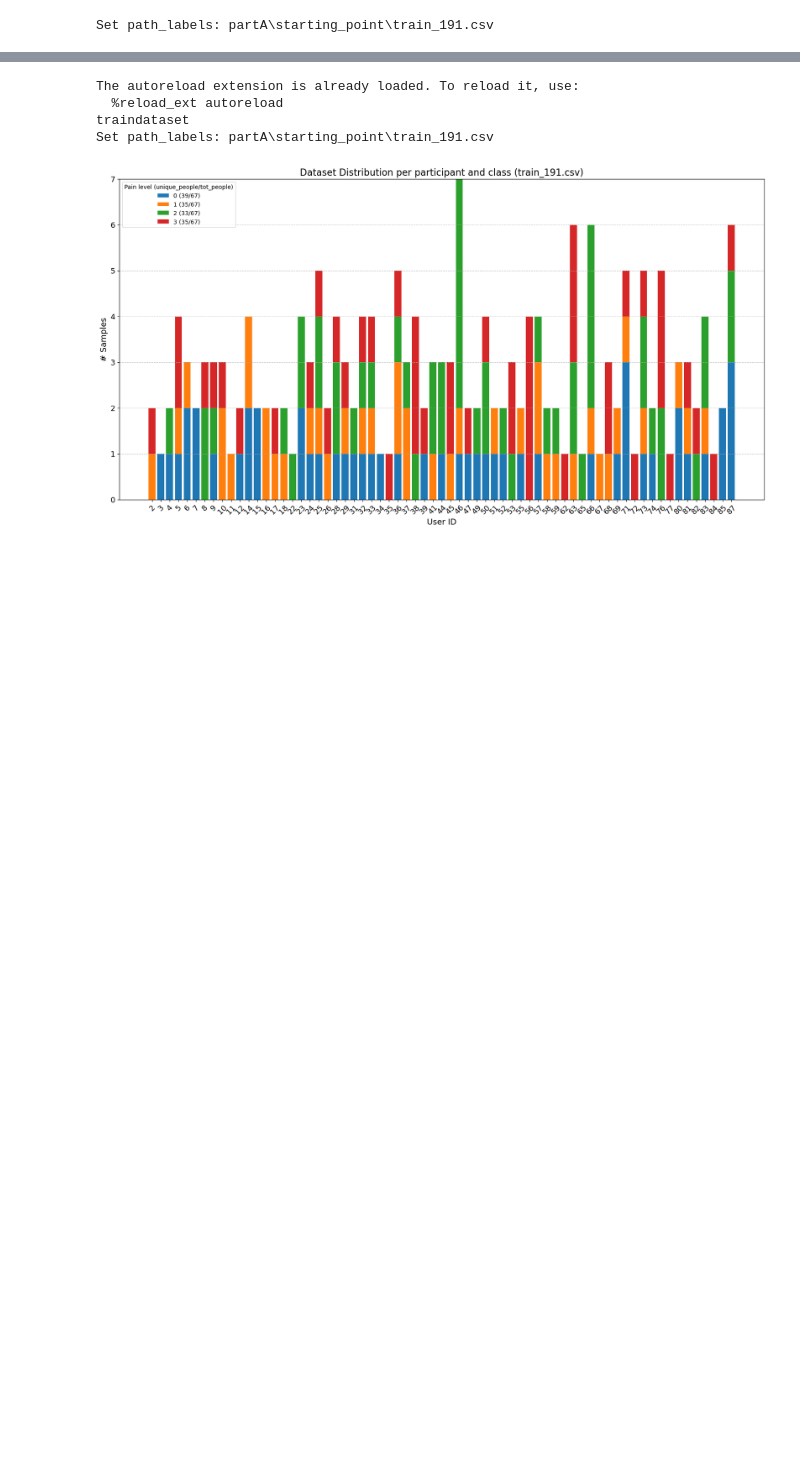
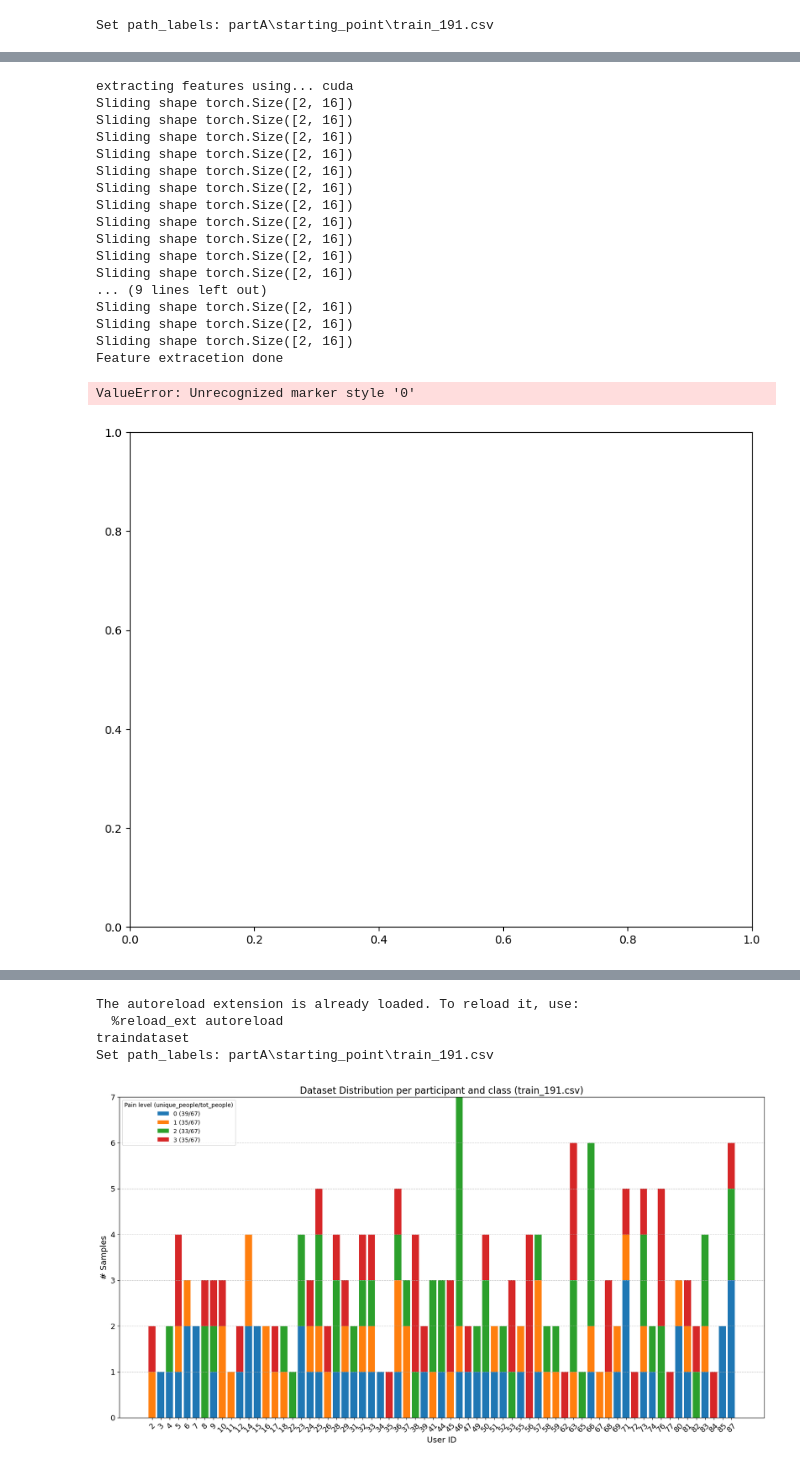
Before and after one commit to villifCoder559/PainAssessmentVideo, a Jupyter notebook: test.ipynb, the cells around one changed output, grey strips where cells are left out. Cells and saved outputs as stored; diff of their text form; code cells hidden in the pictures; blank space fills up the shorter version.

```diff
--- a/test.ipynb
+++ b/test.ipynb
@@ -148,0 +188,22 @@ dict_keys(['train', 'val', 'test'])
+# %%
+model_advanced.plot_tsne_colored_by_subject_and_gt()
+# %% [output]
+extracting features using... cuda
+Sliding shape torch.Size([2, 16])
+Sliding shape torch.Size([2, 16])
+Sliding shape torch.Size([2, 16])
+Sliding shape torch.Size([2, 16])
+Sliding shape torch.Size([2, 16])
+Sliding shape torch.Size([2, 16])
+Sliding shape torch.Size([2, 16])
+Sliding shape torch.Size([2, 16])
+Sliding shape torch.Size([2, 16])
+Sliding shape torch.Size([2, 16])
+Sliding shape torch.Size([2, 16])
+... (9 lines left out)
+Sliding shape torch.Size([2, 16])
+Sliding shape torch.Size([2, 16])
+Sliding shape torch.Size([2, 16])
+Feature extracetion done
+ValueError: Unrecognized marker style '0'
+[figure, added]
```
Also changed, not shown: parts of 8 cells of this notebook.
